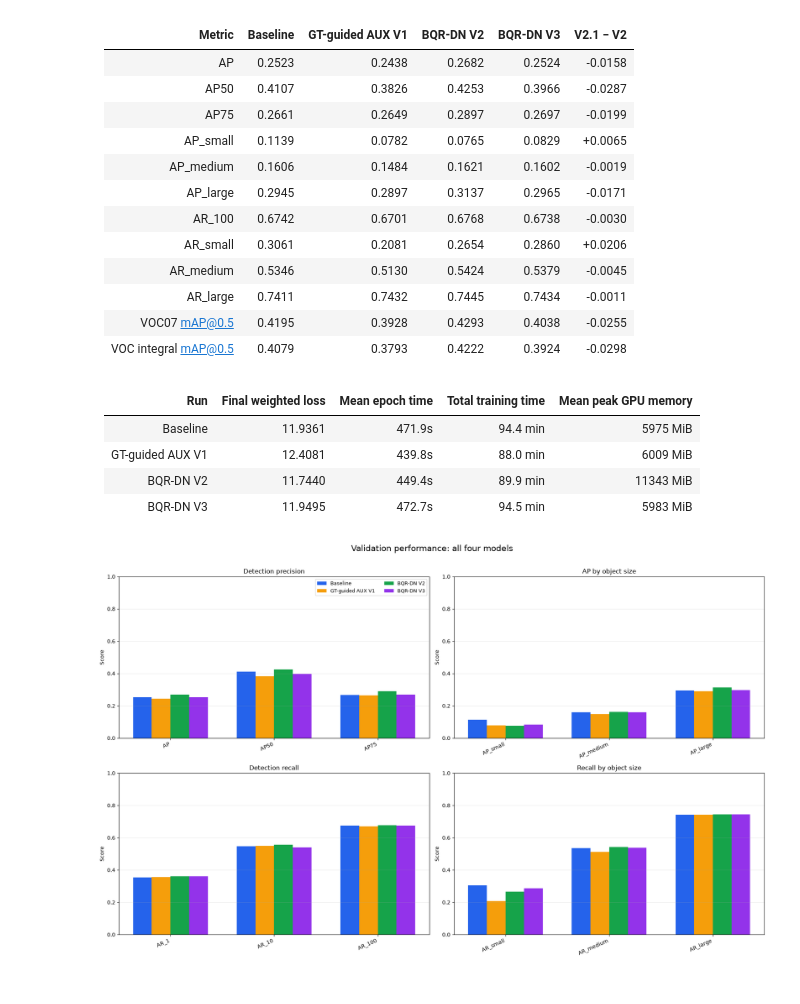
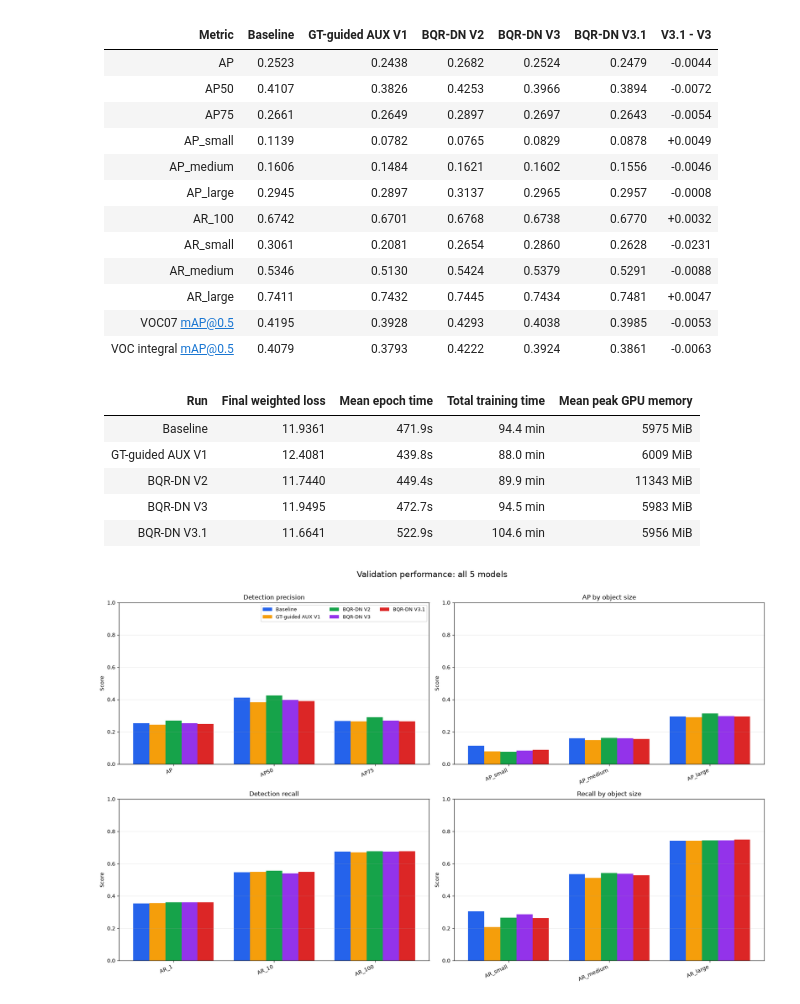
Before and after one commit to junhyun111/BQR_DETR, a Jupyter notebook: notebooks/03_compare.ipynb, the cells around one changed output. Cells and saved outputs as stored; diff of their text form; code cells hidden in the pictures.

Commit message:
V3_result

```diff
--- a/notebooks/03_compare.ipynb
+++ b/notebooks/03_compare.ipynb
@@ -38,6 +38,7 @@ MODEL_SPECS = {
     'GT-guided AUX V1': {'method': 'gt_guided_aux', 'color': '#f59e0b'},
     'BQR-DN V2': {'method': 'bqr_dn_v2', 'color': '#16a34a'},
     'BQR-DN V3': {'method': 'bqr_dn_v3', 'color': '#9333ea'},
+    'BQR-DN V3.1': {'method': 'bqr_dn_v3_1', 'color': '#dc2626'},
 }
 for spec in MODEL_SPECS.values():
     spec['checkpoint'] = PROJECT_ROOT / 'artifacts' / spec['method'] / f'seed_{SEED}' / 'checkpoints' / 'latest.pt'
@@ -83,8 +85,10 @@ if any(dataset.image_ids != reference_ids for dataset in datasets.values()):
 
 RESULTS, COCO, HISTORIES = {}, {}, {}
 for name, spec in MODEL_SPECS.items():
-    RESULTS[name] = load_full_evaluation(spec['checkpoint'], datasets[name])
-    COCO[name] = compute_coco_metrics(RESULTS[name]['predictions'], datasets[name])
+    evaluation = load_full_evaluation(spec['checkpoint'], datasets[name])
+    COCO[name] = compute_coco_metrics(evaluation['predictions'], datasets[name])
+    RESULTS[name] = {'metrics': evaluation['metrics']}
+    del evaluation
     HISTORIES[name] = read_history(spec['checkpoint'])
     print(f'{name:18}  validation={RESULTS[name]["metrics"]["images"]}  epochs={len(HISTORIES[name])}')
 # %% [output]
@@ -108,15 +112,15 @@ BQR-DN V3           validation=2510  epochs=12
 # %%
 SUMMARY_KEYS = ('AP', 'AP50', 'AP75', 'AP_small', 'AP_medium', 'AP_large', 'AR_100', 'AR_small', 'AR_medium', 'AR_large')
 names = list(MODEL_SPECS)
-v2_name = 'BQR-DN V2'
+v3_name = 'BQR-DN V3'
 
-lines = ['| Metric | ' + ' | '.join(names) + ' | V2.1 − V2 |', '|---|' + '|'.join(['---:' for _ in names]) + '|---:|']
+lines = ['| Metric | ' + ' | '.join(names) + ' | V3.1 - V3 |', '|---|' + '|'.join(['---:' for _ in names]) + '|---:|']
 for key in SUMMARY_KEYS:
     values = [COCO[name][key] for name in names]
-    lines.append('| ' + key + ' | ' + ' | '.join(f'{value:.4f}' for value in values) + f' | {values[-1] - COCO[v2_name][key]:+.4f} |')
+    lines.append('| ' + key + ' | ' + ' | '.join(f'{value:.4f}' for value in values) + f' | {values[-1] - COCO[v3_name][key]:+.4f} |')
 for label, key in (('VOC07 mAP@0.5', 'voc07_map50'), ('VOC integral mAP@0.5', 'voc_map50_integral')):
     values = [RESULTS[name]['metrics'][key] for name in names]
-    lines.append('| ' + label + ' | ' + ' | '.join(f'{value:.4f}' for value in values) + f' | {values[-1] - RESULTS[v2_name]["metrics"][key]:+.4f} |')
+    lines.append('| ' + label + ' | ' + ' | '.join(f'{value:.4f}' for value in values) + f' | {values[-1] - RESULTS[v3_name]["metrics"][key]:+.4f} |')
 display(Markdown('\n'.join(lines)))
 
 cost_lines = ['| Run | Final weighted loss | Mean epoch time | Total training time | Mean peak GPU memory |', '|---|---:|---:|---:|---:|']
@@ -125,50 +129,51 @@ for name in names:
     cost_lines.append(f'| {name} | {history[-1].get("loss", np.nan):.4f} | {np.nanmean([row.get("seconds", np.nan) for row in history]):.1f}s | {np.nansum([row.get("seconds", np.nan) for row in history]) / 60:.1f} min | {np.nanmean([row.get("peak_cuda_mb", np.nan) for row in history]):.0f} MiB |')
 display(Markdown('\n'.join(cost_lines)))
 # %% [output]
-| Metric | Baseline | GT-guided AUX V1 | BQR-DN V2 | BQR-DN V3 | V2.1 − V2 |
-|---|---:|---:|---:|---:|---:|
-| AP | 0.2523 | 0.2438 | 0.2682 | 0.2524 | -0.0158 |
-| AP50 | 0.4107 | 0.3826 | 0.4253 | 0.3966 | -0.0287 |
-| AP75 | 0.2661 | 0.2649 | 0.2897 | 0.2697 | -0.0199 |
-| AP_small | 0.1139 | 0.0782 | 0.0765 | 0.0829 | +0.0065 |
-| AP_medium | 0.1606 | 0.1484 | 0.1621 | 0.1602 | -0.0019 |
-| AP_large | 0.2945 | 0.2897 | 0.3137 | 0.2965 | -0.0171 |
-| AR_100 | 0.6742 | 0.6701 | 0.6768 | 0.6738 | -0.0030 |
-| AR_small | 0.3061 | 0.2081 | 0.2654 | 0.2860 | +0.0206 |
-| AR_medium | 0.5346 | 0.5130 | 0.5424 | 0.5379 | -0.0045 |
-| AR_large | 0.7411 | 0.7432 | 0.7445 | 0.7434 | -0.0011 |
-| VOC07 mAP@0.5 | 0.4195 | 0.3928 | 0.4293 | 0.4038 | -0.0255 |
-| VOC integral mAP@0.5 | 0.4079 | 0.3793 | 0.4222 | 0.3924 | -0.0298 |
+| Metric | Baseline | GT-guided AUX V1 | BQR-DN V2 | BQR-DN V3 | BQR-DN V3.1 | V3.1 - V3 |
+|---|---:|---:|---:|---:|---:|---:|
+| AP | 0.2523 | 0.2438 | 0.2682 | 0.2524 | 0.2479 | -0.0044 |
+| AP50 | 0.4107 | 0.3826 | 0.4253 | 0.3966 | 0.3894 | -0.0072 |
+| AP75 | 0.2661 | 0.2649 | 0.2897 | 0.2697 | 0.2643 | -0.0054 |
+| AP_small | 0.1139 | 0.0782 | 0.0765 | 0.0829 | 0.0878 | +0.0049 |
+| AP_medium | 0.1606 | 0.1484 | 0.1621 | 0.1602 | 0.1556 | -0.0046 |
+| AP_large | 0.2945 | 0.2897 | 0.3137 | 0.2965 | 0.2957 | -0.0008 |
+| AR_100 | 0.6742 | 0.6701 | 0.6768 | 0.6738 | 0.6770 | +0.0032 |
+| AR_small | 0.3061 | 0.2081 | 0.2654 | 0.2860 | 0.2628 | -0.0231 |
+| AR_medium | 0.5346 | 0.5130 | 0.5424 | 0.5379 | 0.5291 | -0.0088 |
+| AR_large | 0.7411 | 0.7432 | 0.7445 | 0.7434 | 0.7481 | +0.0047 |
+| VOC07 mAP@0.5 | 0.4195 | 0.3928 | 0.4293 | 0.4038 | 0.3985 | -0.0053 |
+| VOC integral mAP@0.5 | 0.4079 | 0.3793 | 0.4222 | 0.3924 | 0.3861 | -0.0063 |
 | Run | Final weighted loss | Mean epoch time | Total training time | Mean peak GPU memory |
 |---|---:|---:|---:|---:|
 | Baseline | 11.9361 | 471.9s | 94.4 min | 5975 MiB |
 | GT-guided AUX V1 | 12.4081 | 439.8s | 88.0 min | 6009 MiB |
 | BQR-DN V2 | 11.7440 | 449.4s | 89.9 min | 11343 MiB |
 | BQR-DN V3 | 11.9495 | 472.7s | 94.5 min | 5983 MiB |
+| BQR-DN V3.1 | 11.6641 | 522.9s | 104.6 min | 5956 MiB |
 # %%
 def grouped_bars(axis, metrics, title, source):
     positions = np.arange(len(metrics))
-    width = 0.18
+    width = 0.8 / len(names)
     center = (len(names) - 1) / 2
     for index, name in enumerate(names):
         axis.bar(positions + (index - center) * width, [source[name][key] for key in metrics], width, label=name, color=MODEL_SPECS[name]['color'])
     axis.set_xticks(positions, metrics, rotation=24, ha='right')
     axis.set_title(title)
     axis.set_ylim(0, 1)
     axis.grid(axis='y', alpha=0.25)
 
 figure, axes = plt.subplots(2, 2, figsize=(18, 11))
 grouped_bars(axes[0, 0], ('AP', 'AP50', 'AP75'), 'Detection precision', COCO)
 grouped_bars(axes[0, 1], ('AP_small', 'AP_medium', 'AP_large'), 'AP by object size', COCO)
 grouped_bars(axes[1, 0], ('AR_1', 'AR_10', 'AR_100'), 'Detection recall', COCO)
 grouped_bars(axes[1, 1], ('AR_small', 'AR_medium', 'AR_large'), 'Recall by object size', COCO)
 for axis in axes.flat:
     axis.set_ylabel('Score')
-axes[0, 0].legend(ncol=2, fontsize=9)
-figure.suptitle('Validation performance: all four models', fontsize=16, y=1.01)
+axes[0, 0].legend(ncol=3, fontsize=9)
+figure.suptitle(f'Validation performance: all {len(names)} models', fontsize=16, y=1.01)
 figure.tight_layout()
 # %% [output]
-[figure, old version]
+[figure, new version]
 # %%
 classes = list(COCO['Baseline']['AP50_by_class'])
 matrix = np.array([[COCO[name]['AP50_by_class'][class_name] for class_name in classes] for name in names])
```
Also changed, not shown: parts of 7 cells of this notebook, 3 other files.
